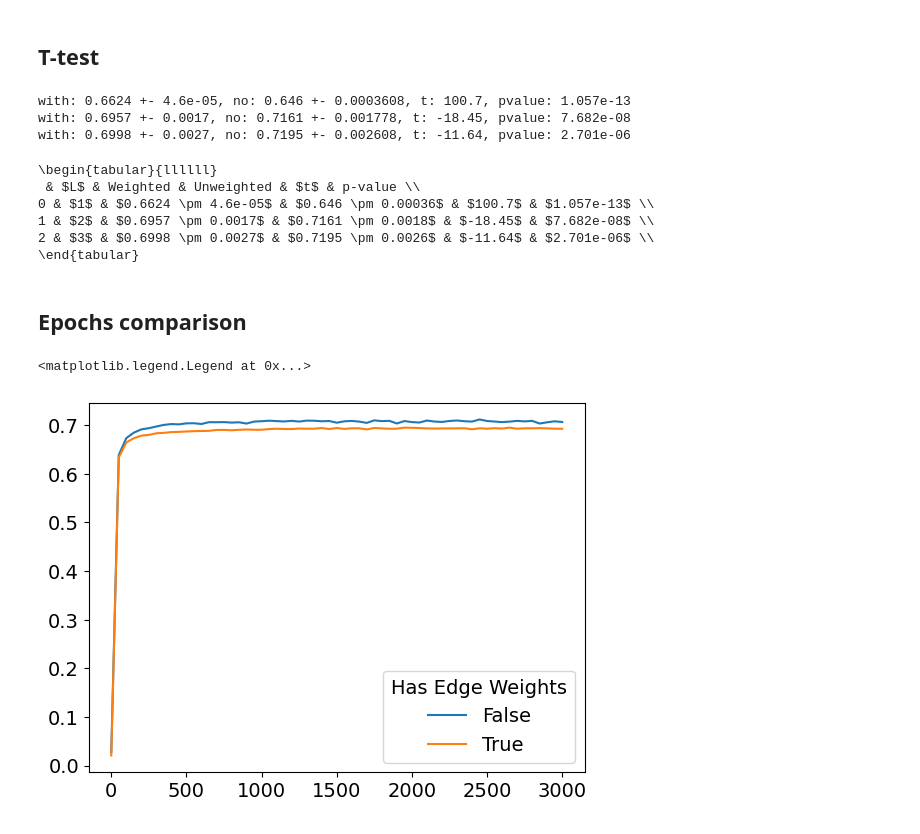
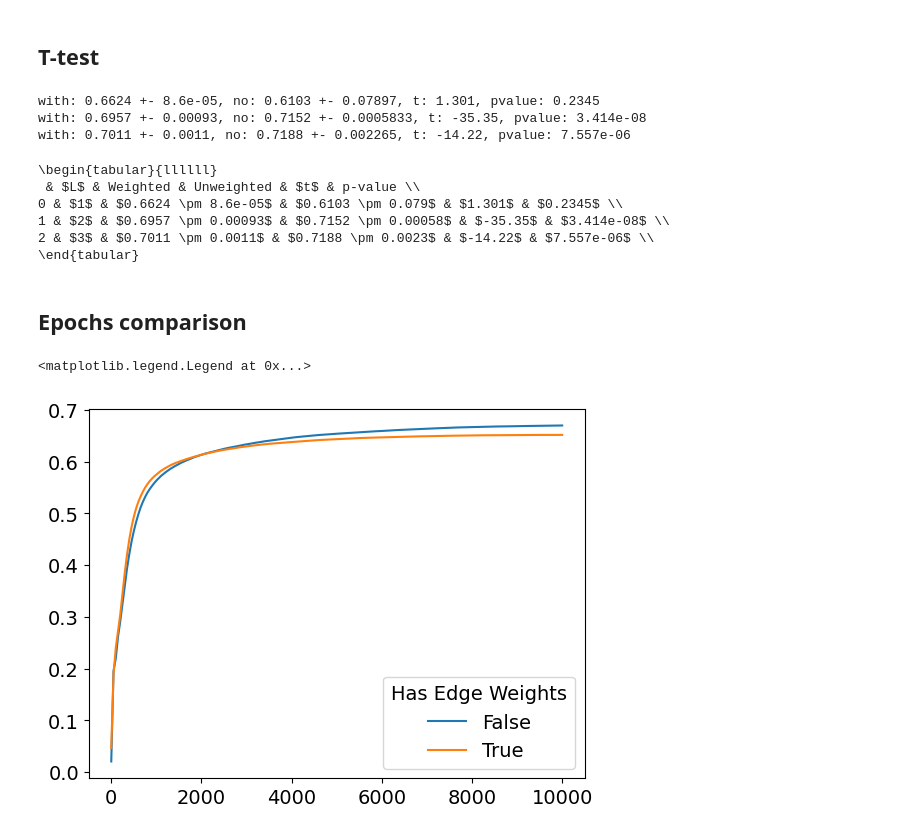
Before and after one commit to caiolmart/node-concordance, a Jupyter notebook: notebooks/node_classifier/09-2-results_structural_omega_graphsage_cossim_norm_gcn_pyg.ipynb, the cells around one changed output. Saved outputs shown, nothing was run; the diff lists cells and outputs as text; code cells hidden in the pictures.

```diff
--- a/notebooks/node_classifier/09-2-results_structural_omega_graphsage_cossim_norm_gcn_pyg.ipynb
+++ b/notebooks/node_classifier/09-2-results_structural_omega_graphsage_cossim_norm_gcn_pyg.ipynb
@@ -27,7 +30,7 @@ from src.torch_geo_models import GCN
 from src.data.node_classifier.arxiv import load_dataset_pyg,\
     data_to_sparse_symmetric_pyg, get_edge_weights_pyg
 # %%
-weights_source = 'structural_omega_cossim'
+weights_source = 'structural_omega_graph_sage_cossim'
 # %% [markdown]
 ### Read metrics
 # %%
@@ -120,46 +123,46 @@ for n_layers in range(1, 4):
           f'no: {b.mean():.4} +- {b.std():.4}, '
           f't: {ttest.statistic:.4}, pvalue: {ttest.pvalue:.4}')
 # %% [output]
-with: 0.6624 +- 4.6e-05, no: 0.646 +- 0.0003608, t: 100.7, pvalue: 1.057e-13
-with: 0.6957 +- 0.0017, no: 0.7161 +- 0.001778, t: -18.45, pvalue: 7.682e-08
-with: 0.6998 +- 0.0027, no: 0.7195 +- 0.002608, t: -11.64, pvalue: 2.701e-06
+with: 0.6624 +- 8.6e-05, no: 0.6103 +- 0.07897, t: 1.301, pvalue: 0.2345
+with: 0.6957 +- 0.00093, no: 0.7152 +- 0.0005833, t: -35.35, pvalue: 3.414e-08
+with: 0.7011 +- 0.0011, no: 0.7188 +- 0.002265, t: -14.22, pvalue: 7.557e-06
 # %%
 print(pd.DataFrame(report).style.to_latex())
 # %% [output]
 \begin{tabular}{llllll}
  & $L$ & Weighted & Unweighted & $t$ & p-value \\
-0 & $1$ & $0.6624 \pm 4.6e-05$ & $0.646 \pm 0.00036$ & $100.7$ & $1.057e-13$ \\
-1 & $2$ & $0.6957 \pm 0.0017$ & $0.7161 \pm 0.0018$ & $-18.45$ & $7.682e-08$ \\
-2 & $3$ & $0.6998 \pm 0.0027$ & $0.7195 \pm 0.0026$ & $-11.64$ & $2.701e-06$ \\
+0 & $1$ & $0.6624 \pm 8.6e-05$ & $0.6103 \pm 0.079$ & $1.301$ & $0.2345$ \\
+1 & $2$ & $0.6957 \pm 0.00093$ & $0.7152 \pm 0.00058$ & $-35.35$ & $3.414e-08$ \\
+2 & $3$ & $0.7011 \pm 0.0011$ & $0.7188 \pm 0.0023$ & $-14.22$ & $7.557e-06$ \\
 \end{tabular}
 # %% [markdown]
 ## Epochs comparison
 # %%
-n_layers = 2
-col = 'acc_test'
+n_layers = 1
+col = 'acc_train'
 
 sub_df = metrics.query(f'n_layers == {n_layers}')
 
 no_means = sub_df\
     .query('has_edge_weights == False')\
     .groupby('epoch')\
     [col]\
     .mean()
 
 w_means = sub_df\
     .query('has_edge_weights == True')\
     .groupby('epoch')\
     [col]\
     .mean()
 
 plt.plot(no_means, label='False')
 plt.plot(w_means, label='True')
 
 plt.legend(title='Has Edge Weights')
 # plt.yscale('log')
 # plt.xscale('log')
 # plt.xlim(200)
 # plt.ylim(0.65, 0.75)
 # %% [output]
 <matplotlib.legend.Legend at 0x...>
-[figure, old version]
+[figure, new version]
```
Also changed, not shown: parts of 4 cells of this notebook, 3 other files.
